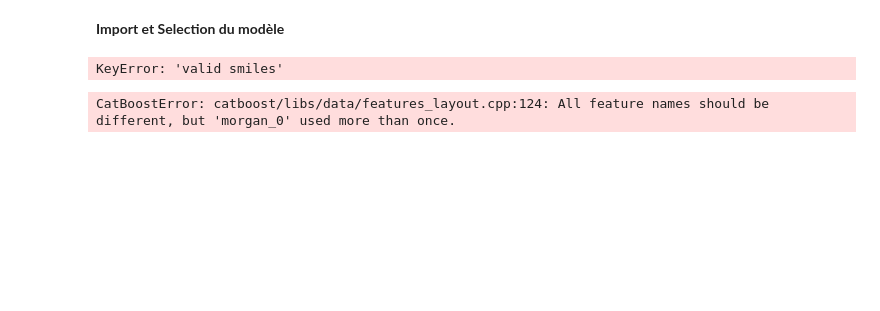
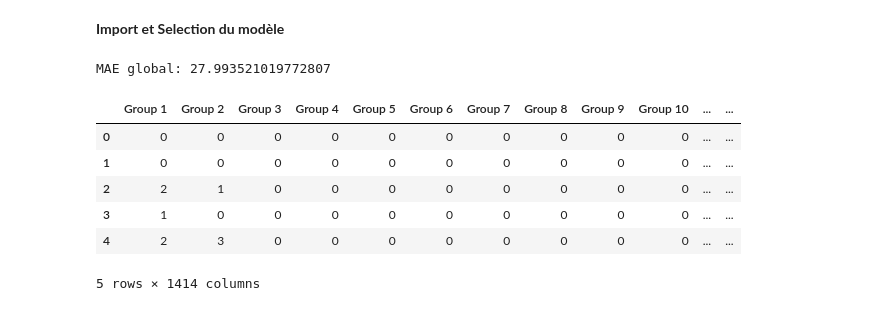
Before and after one commit to DragonSaam/Melting-Point, a Jupyter notebook: melting-point.ipynb, the cells around one changed output. Drawn from its saved outputs; the diff is of its cells as text; code cells hidden in the pictures; blank space fills up the shorter version.

```diff
--- a/melting-point.ipynb
+++ b/melting-point.ipynb
@@ -383,44 +383,45 @@ import itertools
 #    verbose=100
 #)
 #final_model.fit(X, y)
-# %%
-X = X_df
-
-print(X['valid smiles'])
-# %% [output]
-KeyError: 'valid smiles'
 # %%
 from sklearn.model_selection import KFold
 from sklearn.metrics import mean_absolute_error
 import pandas as pd
 import numpy as np
 from catboost import CatBoostRegressor
 
 #X = X_train_data_set.drop(columns=["ID", "SMILES", "Tm"], errors="ignore")
 #y = df_enriched[target].values
 X = X_df
 kf = KFold(n_splits=5, shuffle=True, random_state=42)
 oof_preds = np.zeros(len(y))
 
 for train_idx, val_idx in kf.split(X):
     model = CatBoostRegressor(
         iterations=1500,
         learning_rate=0.09586251212066181,
         depth=10,
         l2_leaf_reg=3,
         random_seed=42,
         verbose=False
     )
     model.fit(X.iloc[train_idx], y[train_idx])
     oof_preds[val_idx] = model.predict(X.iloc[val_idx])
 
 errors = np.abs(oof_preds - y)
 df_errors = X.copy()
 df_errors["prediction"] = oof_preds
 df_errors["error"] = errors
 
 print("MAE global:", errors.mean())
 df_errors.head()
-X_train_data_set = pd.concat([X_train_data_set, pd.DataFrame({**oof_preds, **errors})], axis=1)
+#X_train_data_set = pd.concat([X_train_data_set, pd.DataFrame({**oof_preds, **errors})], axis=1)
 # %% [output]
-CatBoostError: catboost/libs/data/features_layout.cpp:124: All feature names should be different, but 'morgan_0' used more than once.
+MAE global: 27.993521019772807
+|  | Group 1 | Group 2 | Group 3 | Group 4 | Group 5 | Group 6 | Group 7 | Group 8 | Group 9 | Group 10 | ... | ... |
+| 0 | 0 | 0 | 0 | 0 | 0 | 0 | 0 | 0 | 0 | 0 | ... | ... |
+| 1 | 0 | 0 | 0 | 0 | 0 | 0 | 0 | 0 | 0 | 0 | ... | ... |
+| 2 | 2 | 1 | 0 | 0 | 0 | 0 | 0 | 0 | 0 | 0 | ... | ... |
+| 3 | 1 | 0 | 0 | 0 | 0 | 0 | 0 | 0 | 0 | 0 | ... | ... |
+| 4 | 2 | 3 | 0 | 0 | 0 | 0 | 0 | 0 | 0 | 0 | ... | ... |
+5 rows × 1414 columns
```
Also changed, not shown: parts of 10 cells of this notebook.
